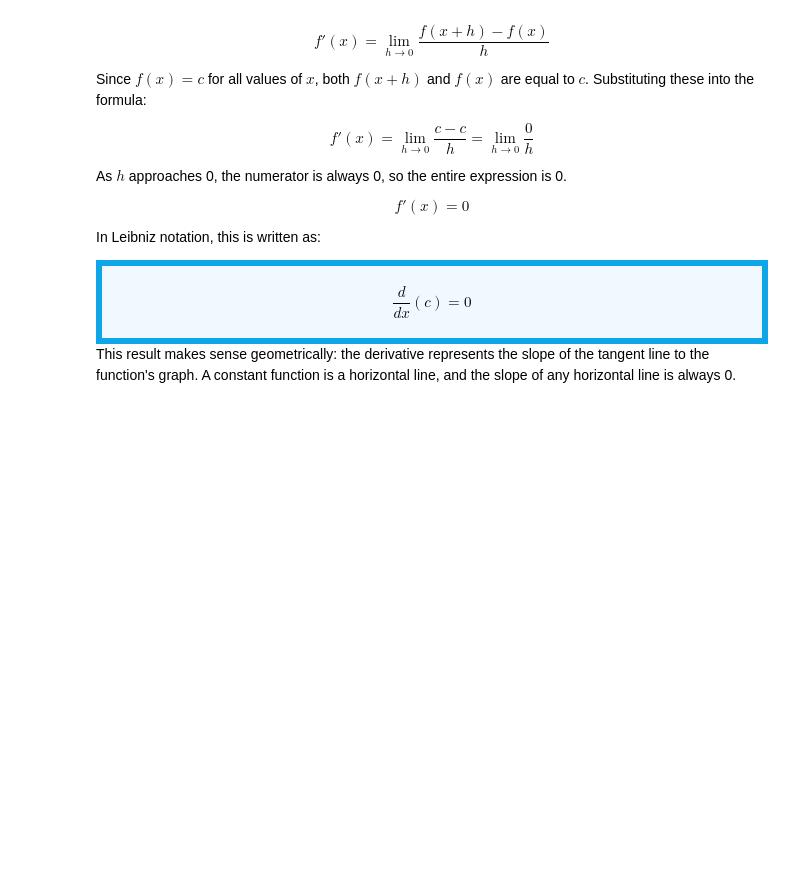
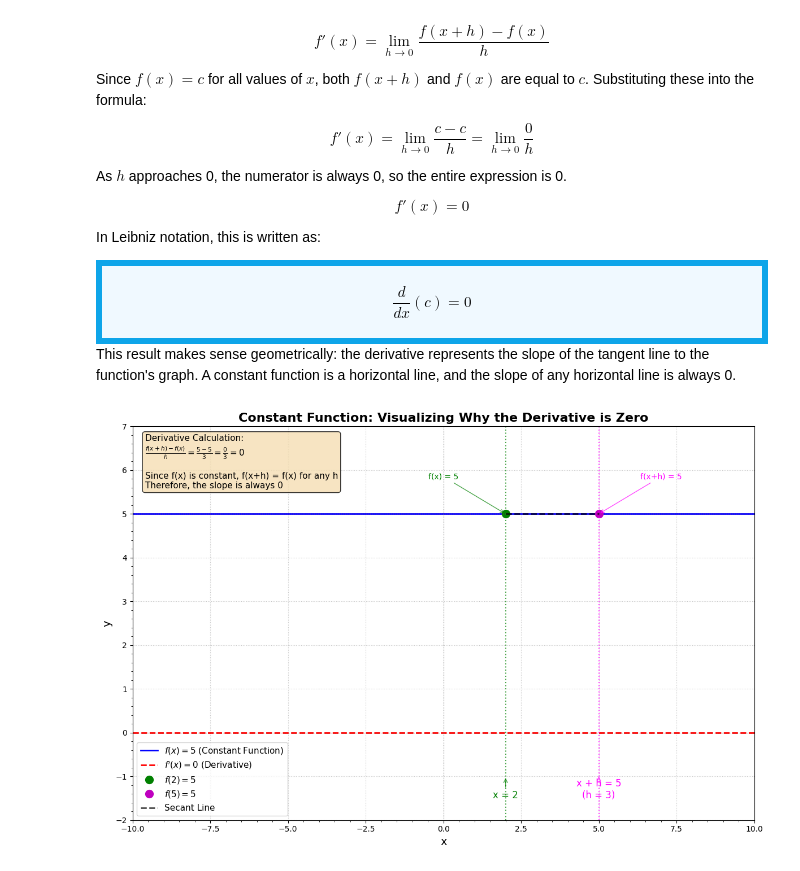
Before and after one commit to PatiphanAK/math-for-it, a Jupyter notebook: calculus/03_derivative/02_Differentiation_Rules.ipynb, the cells around one changed output. Cells and saved outputs as stored; diff of their text form; code cells hidden in the pictures; blank space fills up the shorter version.

```diff
--- a/calculus/03_derivative/02_Differentiation_Rules.ipynb
+++ b/calculus/03_derivative/02_Differentiation_Rules.ipynb
@@ -28,4 +31,90 @@ $$\frac{d}{dx}(c) = 0$$
 </div>
 
 This result makes sense geometrically: the derivative represents the slope of the tangent line to the function's graph. A constant function is a horizontal line, and the slope of any horizontal line is always 0.
+# %%
+# Define the constant function and its derivative
+constant_function = lambda x: 5 * np.ones_like(x)
+derivative_of_constant = lambda x: 0 * np.ones_like(x)
+
+# Create x values for plotting
+x_values = np.linspace(-10, 10, 400)
+y_constant = constant_function(x_values)
+y_derivative = derivative_of_constant(x_values)
+
+# Choose specific points to demonstrate x, x+h, f(x), f(x+h)
+x_point = 2
+h = 3
+x_plus_h = x_point + h
+
+f_x = constant_function(np.array([x_point]))[0]
+f_x_plus_h = constant_function(np.array([x_plus_h]))[0]
+
+# Create the plot
+plt.figure(figsize=(12, 8))
+
+# Plot the constant function and its derivative
+plt.plot(x_values, y_constant, label='$f(x) = 5$ (Constant Function)', color='blue', linestyle='-', linewidth=2)
+plt.plot(x_values, y_derivative, label="$f'(x) = 0$ (Derivative)", color='red', linestyle='--', linewidth=2)
+
+# Mark the specific points x and x+h
+plt.plot(x_point, f_x, 'go', markersize=10, label=f'$f({x_point}) = {f_x}$')
+plt.plot(x_plus_h, f_x_plus_h, 'mo', markersize=10, label=f'$f({x_plus_h}) = {f_x_plus_h}$')
+
+# Draw vertical lines from x-axis to the function points
+plt.axvline(x_point, color='green', linestyle=':', alpha=0.7, linewidth=1.5)
+plt.axvline(x_plus_h, color='magenta', linestyle=':', alpha=0.7, linewidth=1.5)
+
+# Draw horizontal lines to show f(x) and f(x+h) values
+plt.axhline(f_x, color='green', linestyle=':', alpha=0.5, linewidth=1)
+plt.axhline(f_x_plus_h, color='magenta', linestyle=':', alpha=0.5, linewidth=1)
+
+# Draw a line connecting the two points to show the slope
+plt.plot([x_point, x_plus_h], [f_x, f_x_plus_h], 'k--', alpha=0.7, linewidth=2, label='Secant Line')
+
+# Add annotations for the points
+plt.annotate(f'x = {x_point}', xy=(x_point, -1), xytext=(x_point, -1.5),
+             ha='center', fontsize=12, color='green',
+             arrowprops=dict(arrowstyle='->', color='green', alpha=0.7))
+
+plt.annotate(f'x + h = {x_plus_h}\n(h = {h})', xy=(x_plus_h, -1), xytext=(x_plus_h, -1.5),
+             ha='center', fontsize=12, color='magenta',
+             arrowprops=dict(arrowstyle='->', color='magenta', alpha=0.7))
+
+plt.annotate(f'f(x) = {f_x}', xy=(x_point, f_x), xytext=(x_point - 2, f_x + 0.8),
+             ha='center', fontsize=10, color='green',
+             arrowprops=dict(arrowstyle='->', color='green', alpha=0.7))
+
+plt.annotate(f'f(x+h) = {f_x_plus_h}', xy=(x_plus_h, f_x_plus_h), xytext=(x_plus_h + 2, f_x_plus_h + 0.8),
+             ha='center', fontsize=10, color='magenta',
+             arrowprops=dict(arrowstyle='->', color='magenta', alpha=0.7))
+
+# Add text box showing the derivative calculation
+slope = (f_x_plus_h - f_x) / (x_plus_h - x_point)
+textstr = f'''Derivative Calculation:
+$\\frac{{f(x+h) - f(x)}}{{h}} = \\frac{{{f_x_plus_h} - {f_x}}}{{{h}}} = \\frac{{0}}{{{h}}} = 0$
+
+Since f(x) is constant, f(x+h) = f(x) for any h
+Therefore, the slope is always 0'''
+
+props = dict(boxstyle='round', facecolor='wheat', alpha=0.8)
+plt.text(0.02, 0.98, textstr, transform=plt.gca().transAxes, fontsize=11,
+         verticalalignment='top', bbox=props)
+
+# Set up the plot
+plt.title('Constant Function: Visualizing Why the Derivative is Zero', fontsize=16, fontweight='bold')
+plt.xlabel('x', fontsize=14)
+plt.ylabel('y', fontsize=14)
+plt.axhline(0, color='gray', linewidth=0.8, linestyle=':')
+plt.axvline(0, color='gray', linewidth=0.8, linestyle=':')
+plt.legend(fontsize=11, loc='lower left')
+plt.grid(True, linestyle=':', alpha=0.7)
+plt.ylim(-2, 7)
+plt.xlim(-10, 10)
+
+# Add minor ticks for better readability
+plt.minorticks_on()
+plt.tight_layout()
+plt.show()
+# %% [output]
+[figure, added]
 # %% [markdown]
```
Also changed, not shown: parts of 4 cells of this notebook, 1 other file.
